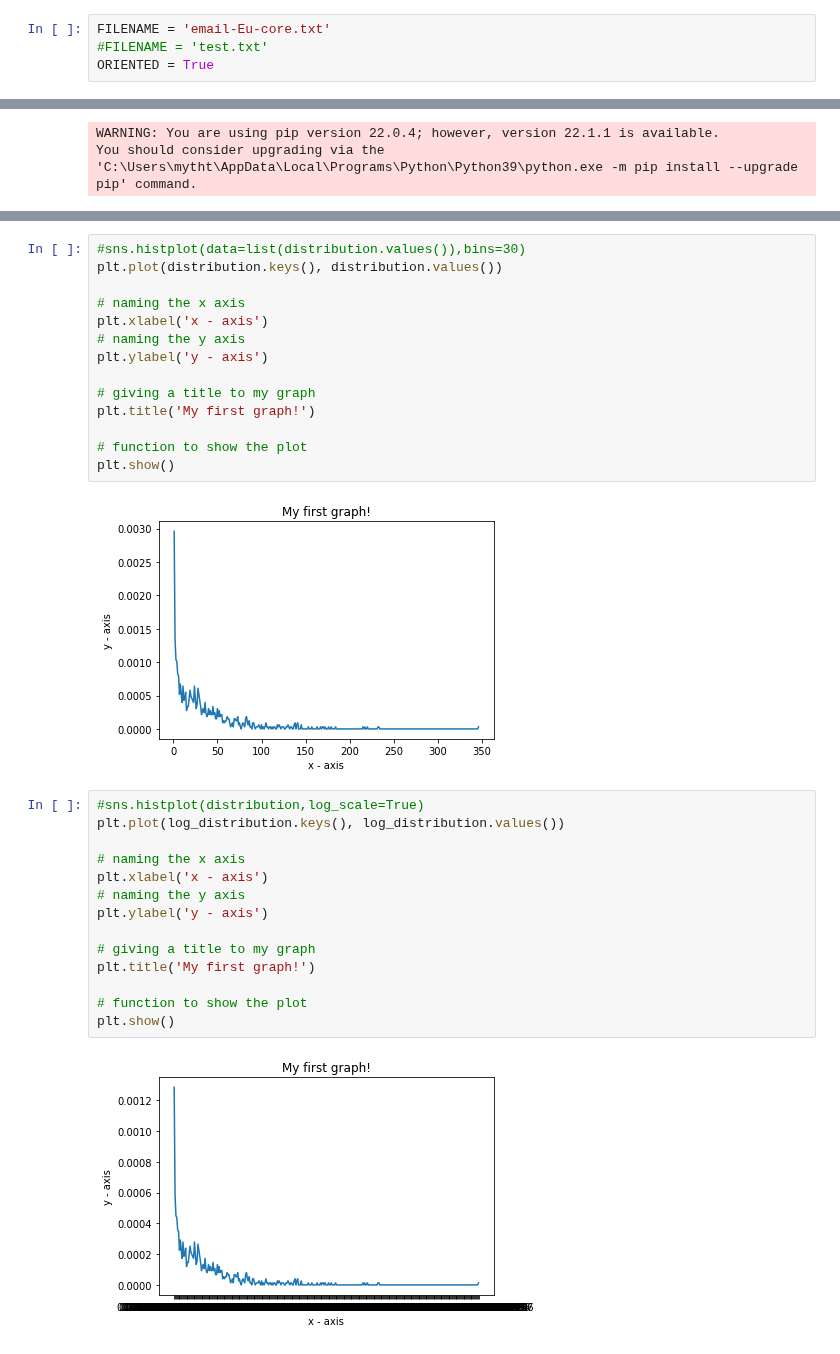
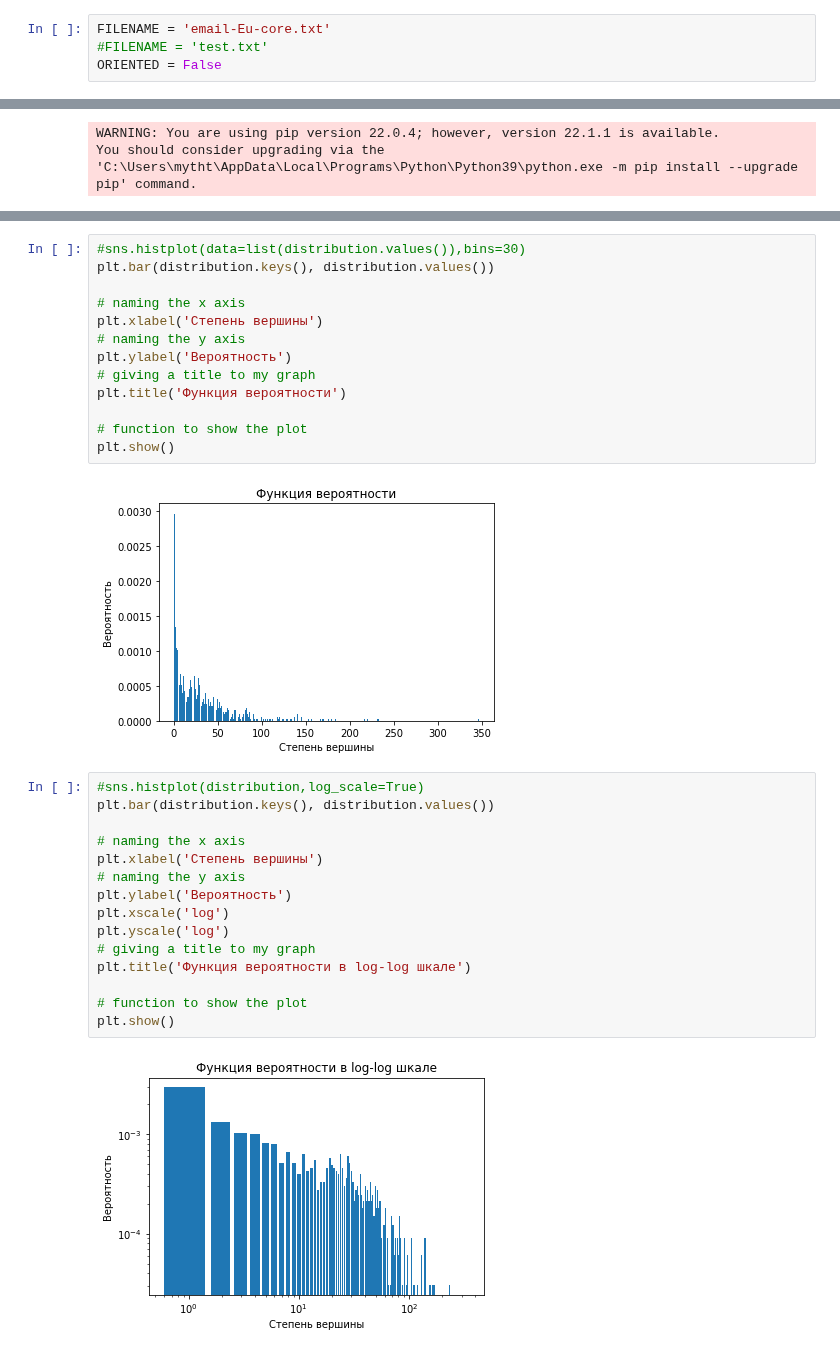
Before and after one commit to DaniilDDDDD/HugeNetworksAnalysis, a Jupyter notebook: connection_components.ipynb, the cells around one changed output, grey strips where cells are left out. Saved outputs shown, nothing was run; the diff lists cells and outputs as text.

```diff
--- a/connection_components.ipynb
+++ b/connection_components.ipynb
@@ -119,7 +119,7 @@ def parse(filename, oriented=True):
 # %%
 FILENAME = 'email-Eu-core.txt'
 #FILENAME = 'test.txt'
-ORIENTED = True
+ORIENTED = False
 # %%
 data = parse(FILENAME, ORIENTED)
 print(data)
@@ -512,33 +440,33 @@ Maximum degree: 346
 Average degree: 32.60696517412935
 # %%
 #sns.histplot(data=list(distribution.values()),bins=30)
-plt.plot(distribution.keys(), distribution.values())
+plt.bar(distribution.keys(), distribution.values())
 
 # naming the x axis
-plt.xlabel('x - axis')
+plt.xlabel('Степень вершины')
 # naming the y axis
-plt.ylabel('y - axis')
-
+plt.ylabel('Вероятность')
 # giving a title to my graph
-plt.title('My first graph!')
+plt.title('Функция вероятности')
 
 # function to show the plot
 plt.show()
 # %% [output]
-[figure, old version]
+[figure, new version]
 # %%
 #sns.histplot(distribution,log_scale=True)
-plt.plot(log_distribution.keys(), log_distribution.values())
+plt.bar(distribution.keys(), distribution.values())
 
 # naming the x axis
-plt.xlabel('x - axis')
+plt.xlabel('Степень вершины')
 # naming the y axis
-plt.ylabel('y - axis')
-
+plt.ylabel('Вероятность')
+plt.xscale('log')
+plt.yscale('log')
 # giving a title to my graph
-plt.title('My first graph!')
+plt.title('Функция вероятности в log-log шкале')
 
 # function to show the plot
 plt.show()
 # %% [output]
-[figure, old version]
+[figure, new version]
```
Also changed, not shown: parts of 7 cells of this notebook.
